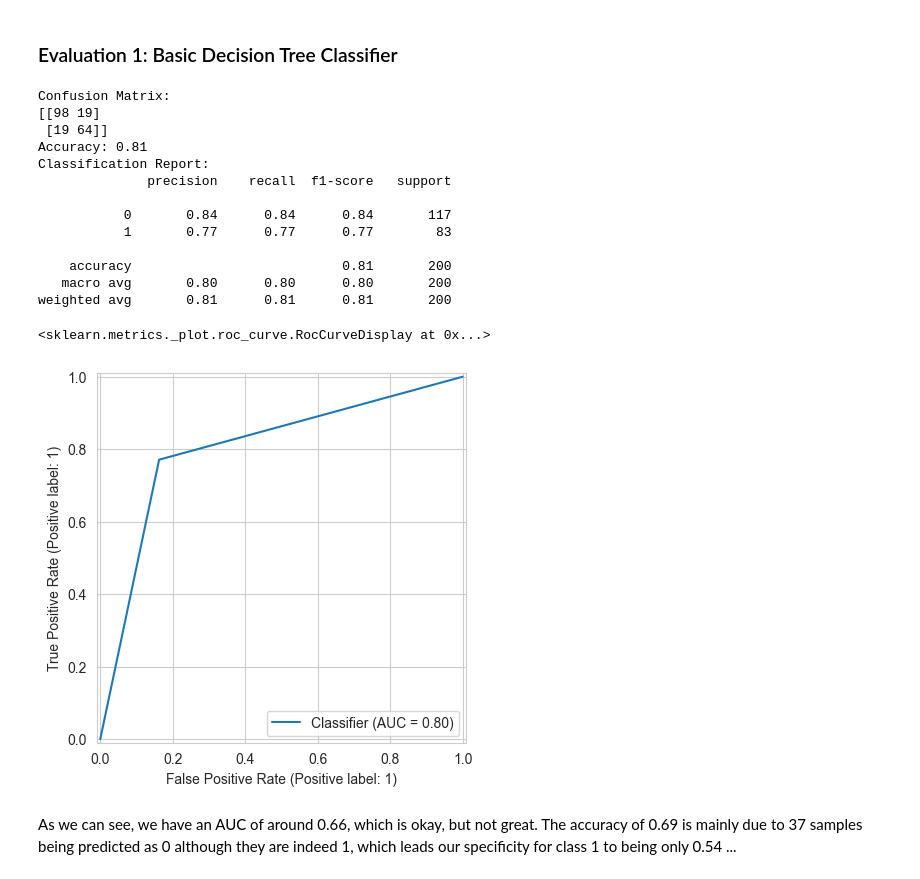
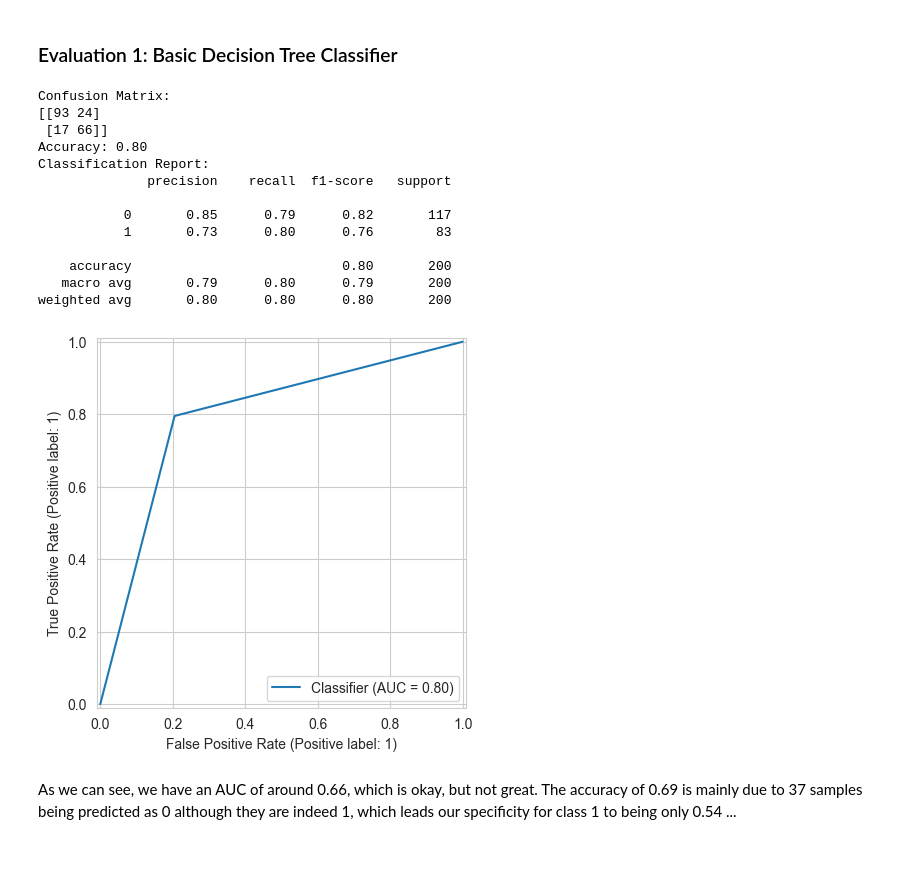
Before and after one commit to Pipasgonzalez/statistical_learning_trees, a Jupyter notebook: JägerGallego_GallegoJimenez.ipynb, the cells around one changed output. Cells and saved outputs as stored; diff of their text form; code cells hidden in the pictures.

```diff
--- a/JägerGallego_GallegoJimenez.ipynb
+++ b/JägerGallego_GallegoJimenez.ipynb
@@ -126,13 +138,7 @@ Train Test Split created
 # %% [markdown]
 ## Model Nr. 1: Basic Decision Tree Classifier
 # %%
-basicTreeClassifier = DecisionTreeClassifier(
-    criterion = "gini",
-    splitter = "best",
-    min_samples_split = 2,
-    random_state=12345,
-    max_depth=None
-)
+basicTreeClassifier = DecisionTreeClassifier()
 
 basicTreeClassifier.fit(X=X_train, y=Y_train)
 
@@ -209,29 +201,28 @@ Key Points:
 # %%
 confusion_tree = confusion_matrix(Y_test, predictions_tree)
 report_tree = classification_report(Y_test, predictions_tree)
 accuracy_tree = accuracy_score(Y_test, predictions_tree)
 
 print(f"Confusion Matrix:\n{confusion_tree}")
 print(f"Accuracy: {accuracy_tree:.2f}")
 print(f"Classification Report:\n{report_tree}")
 
-RocCurveDisplay.from_predictions(Y_test, predictions_tree)
+ROCBDT = RocCurveDisplay.from_predictions(Y_test, predictions_tree)
 # %% [output]
 Confusion Matrix:
-[[98 19]
- [19 64]]
-Accuracy: 0.81
+[[93 24]
+ [17 66]]
+Accuracy: 0.80
 Classification Report:
               precision    recall  f1-score   support
 
-           0       0.84      0.84      0.84       117
-           1       0.77      0.77      0.77        83
+           0       0.85      0.79      0.82       117
+           1       0.73      0.80      0.76        83
 
-    accuracy                           0.81       200
-   macro avg       0.80      0.80      0.80       200
-weighted avg       0.81      0.81      0.81       200
+    accuracy                           0.80       200
+   macro avg       0.79      0.80      0.79       200
+weighted avg       0.80      0.80      0.80       200
-<sklearn.metrics._plot.roc_curve.RocCurveDisplay at 0x...>
-[figure, old version]
+[figure, new version]
 # %% [markdown]
 As we can see, we have an AUC of around 0.66, which is okay, but not great.
 The accuracy of 0.69 is mainly due to 37 samples being predicted as 0 although they are indeed 1, which leads our specificity for class 1 to being only 0.54 ...
```
Also changed, not shown: parts of 30 cells of this notebook, 1 other file.
